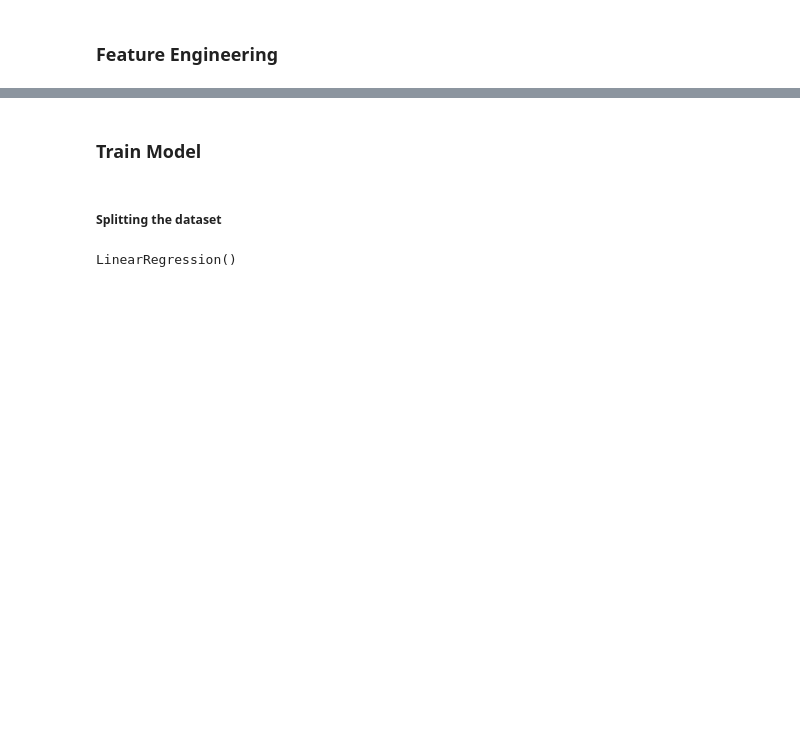
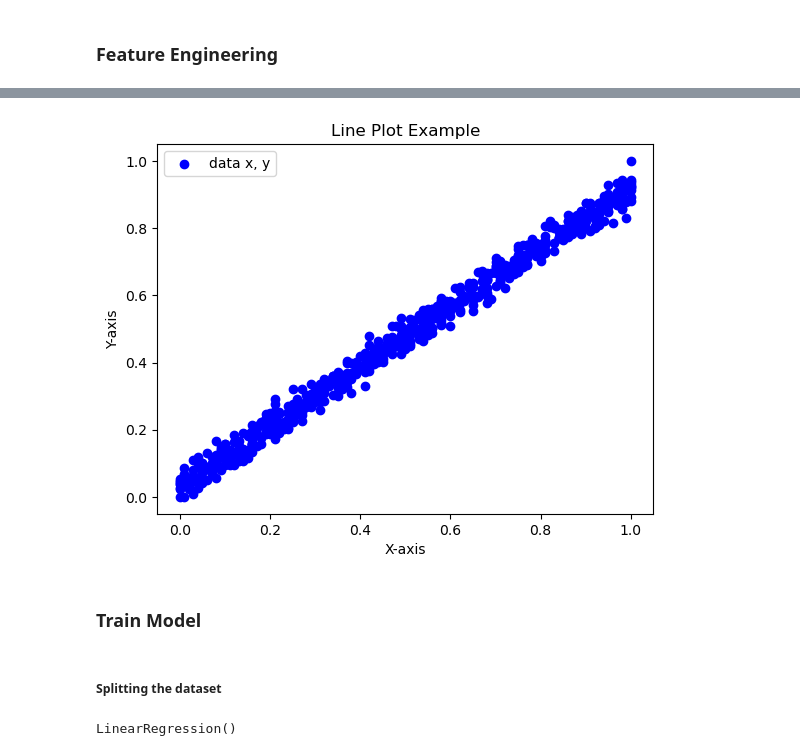
Before and after one commit to FaizanHassan123/Learning-MachineLearning, a Jupyter notebook: andonians-random-linear-regression/train.ipynb, the cells around one changed output, grey strips where cells are left out. Drawn from its saved outputs; the diff is of its cells as text; code cells hidden in the pictures; blank space fills up the shorter version.

```diff
--- a/andonians-random-linear-regression/train.ipynb
+++ b/andonians-random-linear-regression/train.ipynb
@@ -100,3 +136,19 @@ data.y = min_max_scaling(data.y, data.y.min(), data.y.max())
+# %%
+# Create a line plot
+plt.scatter(data.x, data.y, label='data x, y', color='blue', marker='o')
+
+# Add title and labels
+plt.title('Line Plot Example')
+plt.xlabel('X-axis')
+plt.ylabel('Y-axis')
+
+# Add a legend
+plt.legend()
+
+# Show the plot
+plt.show()
+# %% [output]
+[figure, added]
 # %% [markdown]
 ### Train Model
 # %% [markdown]
```
Also changed, not shown: parts of 11 cells of this notebook.
